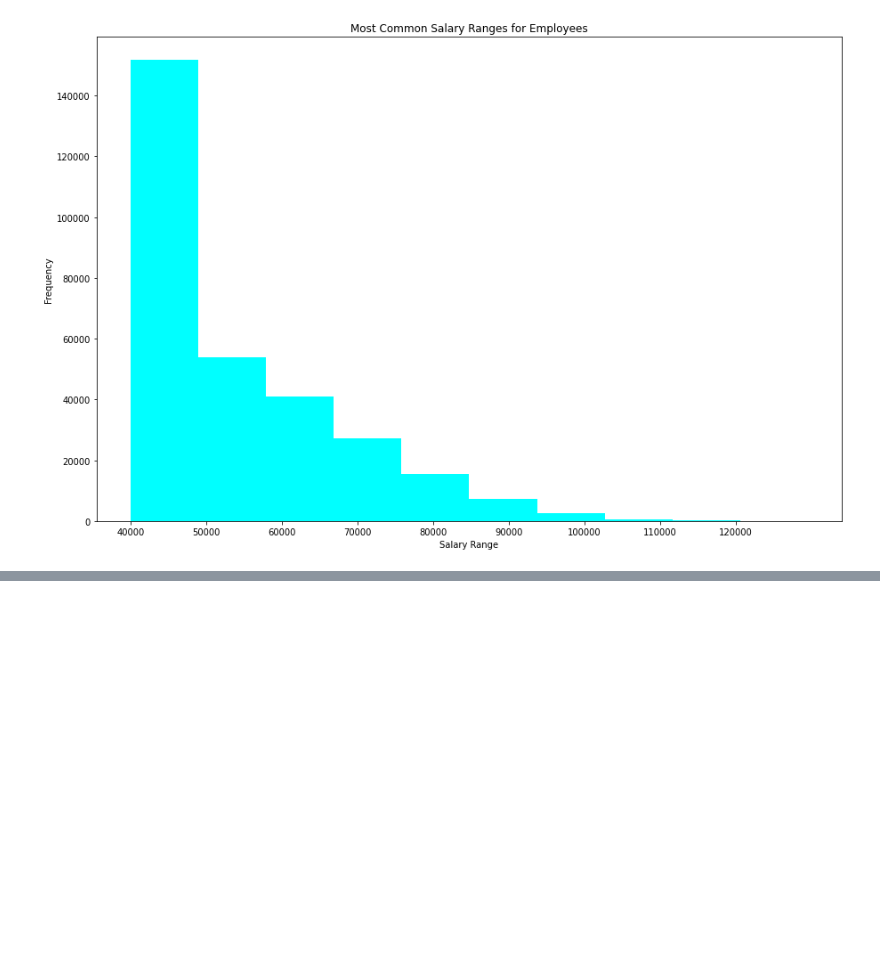
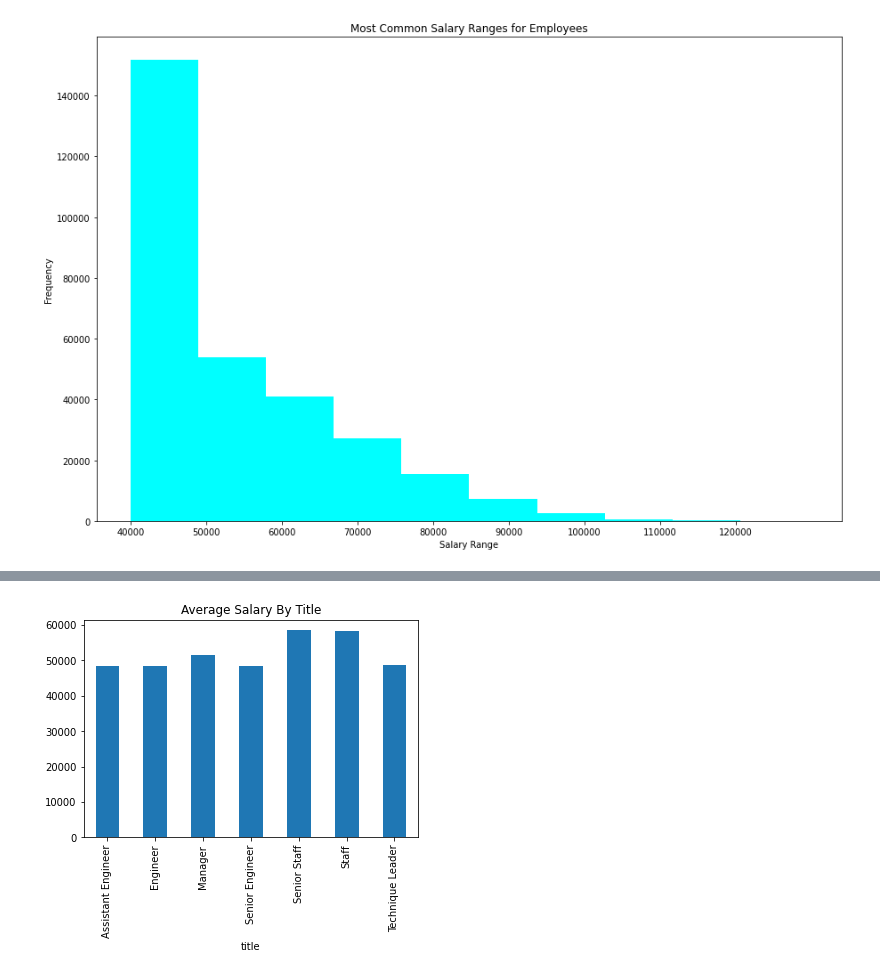
Before and after one commit to cveras33/db-engineering-and-analysis, a Jupyter notebook: Pandas_Analysis/bonus.ipynb, the cells around one changed output, grey strips where cells are left out. Cells and saved outputs as stored; diff of their text form; code cells hidden in the pictures; blank space fills up the shorter version.

```diff
--- a/Pandas_Analysis/bonus.ipynb
+++ b/Pandas_Analysis/bonus.ipynb
@@ -117,0 +128,3 @@ plt.show()
+# %%
+employee_title = pd.merge(employees_new, titles, on = "title_id", how = "inner")
+employee_title.head()
@@ -117,0 +138,3 @@ plt.show()
+# %%
+employees_title_salary = pd.merge(employee_title, salaries, on = "emp_no", how = "inner")
+employees_title_salary.head()
@@ -117,0 +148,4 @@ plt.show()
+# %%
+new_employees_title_salary = employees_title_salary.drop(columns=['emp_no','title_id', 'birth_date', 'first_name',
+                                     'last_name', 'sex', 'hire_date'])
+new_employees_title_salary.head()
@@ -117,0 +159,4 @@ plt.show()
+# %%
+grouped_by_title = new_employees_title_salary.groupby('title')
+salary_by_title = grouped_by_title['salary'].mean().round(2)
+salary_by_title
@@ -117,0 +173,7 @@ plt.show()
+# %%
+salary_by_title.plot(kind = "bar", title = "Average Salary By Title")
+
+plt.savefig('../Output/avg_salary_by_title.png', dpi = 72, bbox_inches = 'tight')
+plt.show()
+# %% [output]
+[figure, added]
```
Also changed, not shown: parts of 10 cells of this notebook, 2 other files.
